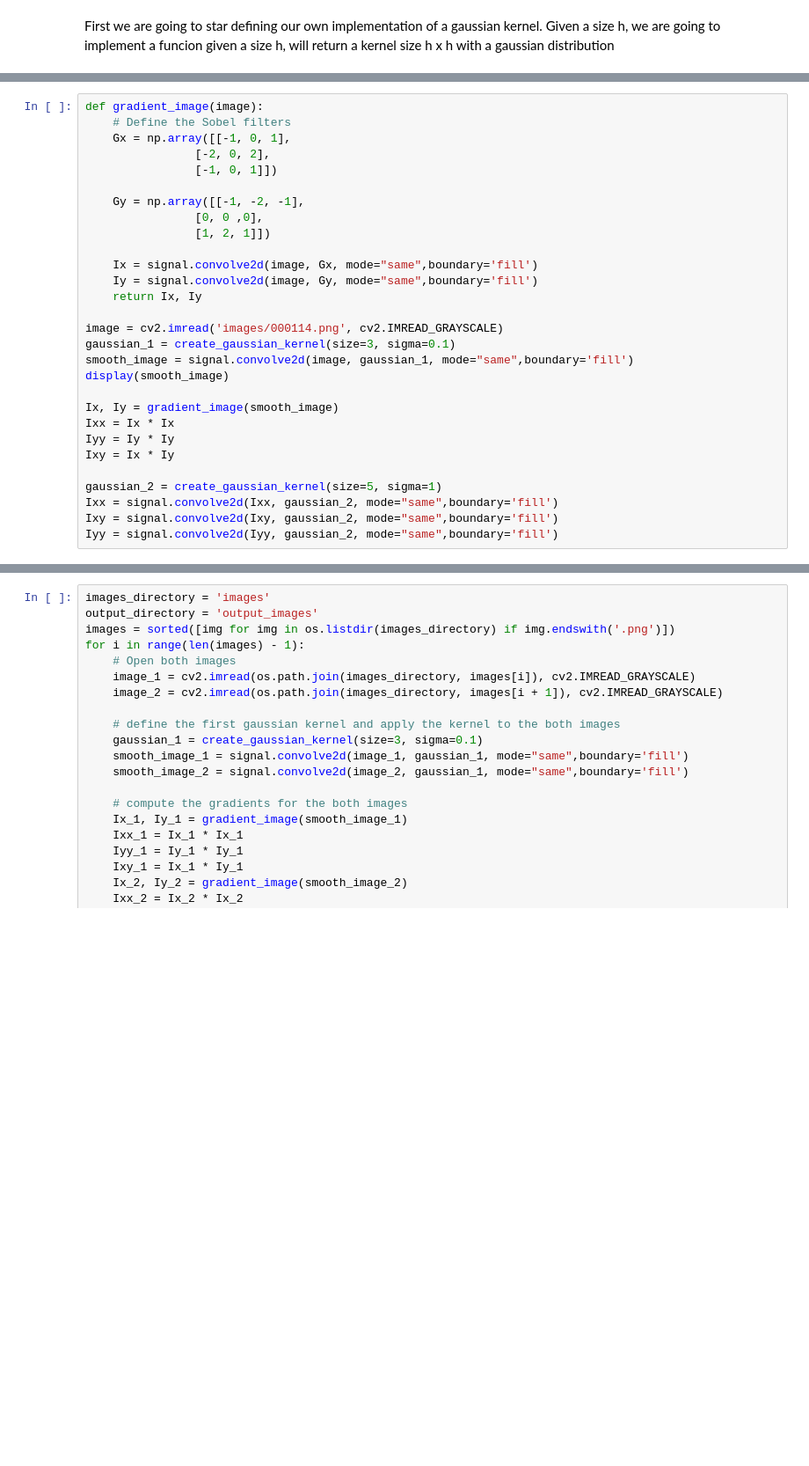
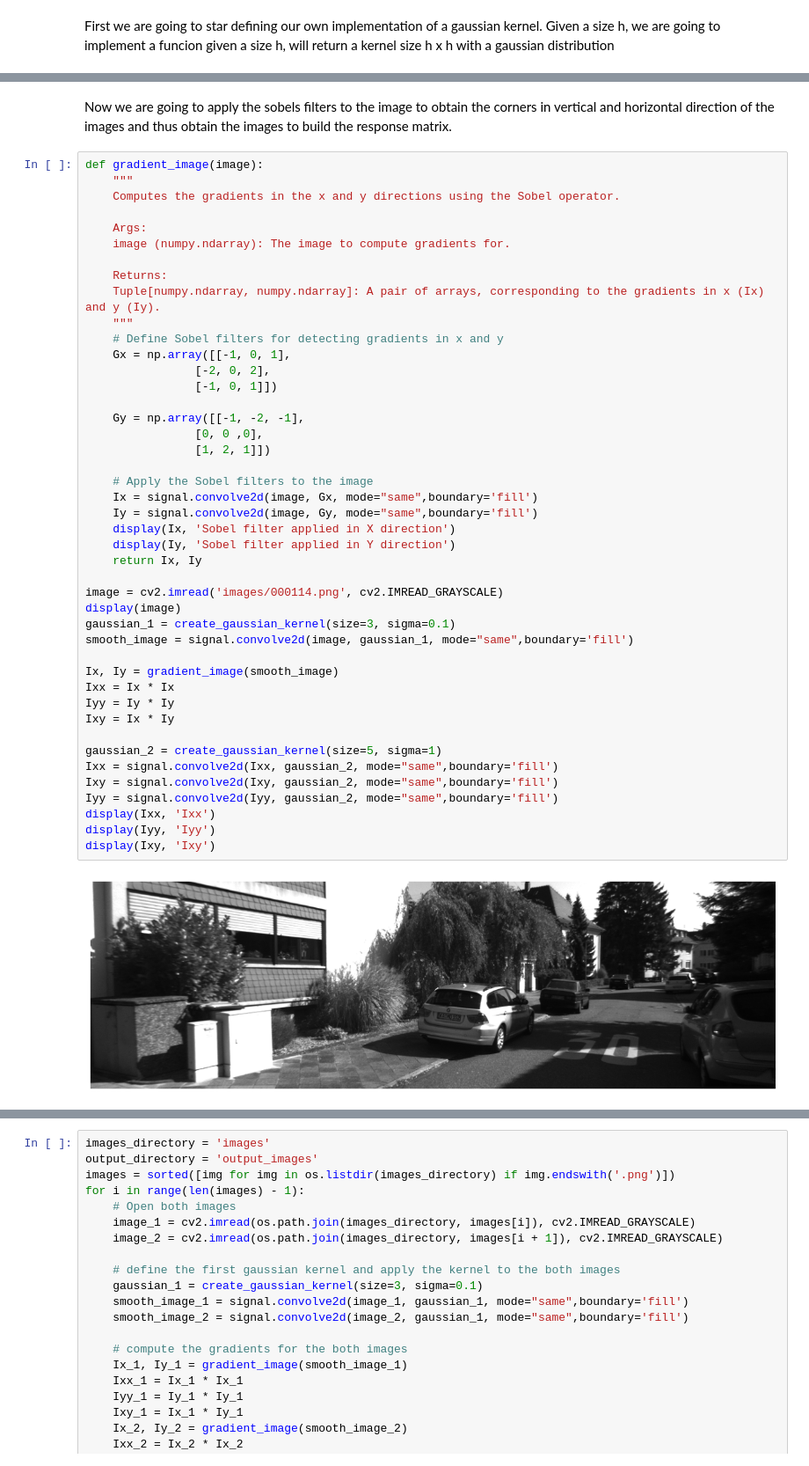
Before and after one commit to pabloagustinpace/public-projects, a Jupyter notebook: computer vision/corner detection and tracking/main.ipynb, the cells around one changed output, grey strips where cells are left out. Shown at 88% size. Cells and saved outputs as stored; diff of their text form; blank space fills up the shorter version.

```diff
--- a/computer vision/corner detection and tracking/main.ipynb
+++ b/computer vision/corner detection and tracking/main.ipynb
@@ -44,31 +70,50 @@ def display(img, title=None):
     plt.show()
     return
+# %% [markdown]
+Now we are going to apply the sobels filters to the image to obtain the corners in vertical and horizontal direction of the images and thus obtain the images to build the response matrix.
 # %%
 def gradient_image(image):
-    # Define the Sobel filters
+    """
+    Computes the gradients in the x and y directions using the Sobel operator.
+
+    Args:
+    image (numpy.ndarray): The image to compute gradients for.
+
+    Returns:
+    Tuple[numpy.ndarray, numpy.ndarray]: A pair of arrays, corresponding to the gradients in x (Ix) and y (Iy).
+    """
+    # Define Sobel filters for detecting gradients in x and y
     Gx = np.array([[-1, 0, 1],
                 [-2, 0, 2],
                 [-1, 0, 1]])
 
     Gy = np.array([[-1, -2, -1],
                 [0, 0 ,0],
                 [1, 2, 1]])
 
+    # Apply the Sobel filters to the image
     Ix = signal.convolve2d(image, Gx, mode="same",boundary='fill')
     Iy = signal.convolve2d(image, Gy, mode="same",boundary='fill')
+    display(Ix, 'Sobel filter applied in X direction')
+    display(Iy, 'Sobel filter applied in Y direction')
     return Ix, Iy
 
 image = cv2.imread('images/000114.png', cv2.IMREAD_GRAYSCALE)
+display(image)
 gaussian_1 = create_gaussian_kernel(size=3, sigma=0.1)
 smooth_image = signal.convolve2d(image, gaussian_1, mode="same",boundary='fill')
-display(smooth_image)
 
 Ix, Iy = gradient_image(smooth_image)
 Ixx = Ix * Ix
 Iyy = Iy * Iy
 Ixy = Ix * Iy
 
 gaussian_2 = create_gaussian_kernel(size=5, sigma=1)
 Ixx = signal.convolve2d(Ixx, gaussian_2, mode="same",boundary='fill')
 Ixy = signal.convolve2d(Ixy, gaussian_2, mode="same",boundary='fill')
 Iyy = signal.convolve2d(Iyy, gaussian_2, mode="same",boundary='fill')
+display(Ixx, 'Ixx')
+display(Iyy, 'Iyy')
+display(Ixy, 'Ixy')
+# %% [output]
+[figure, added]
```
Also changed, not shown: parts of 29 cells of this notebook, 1 other file.
